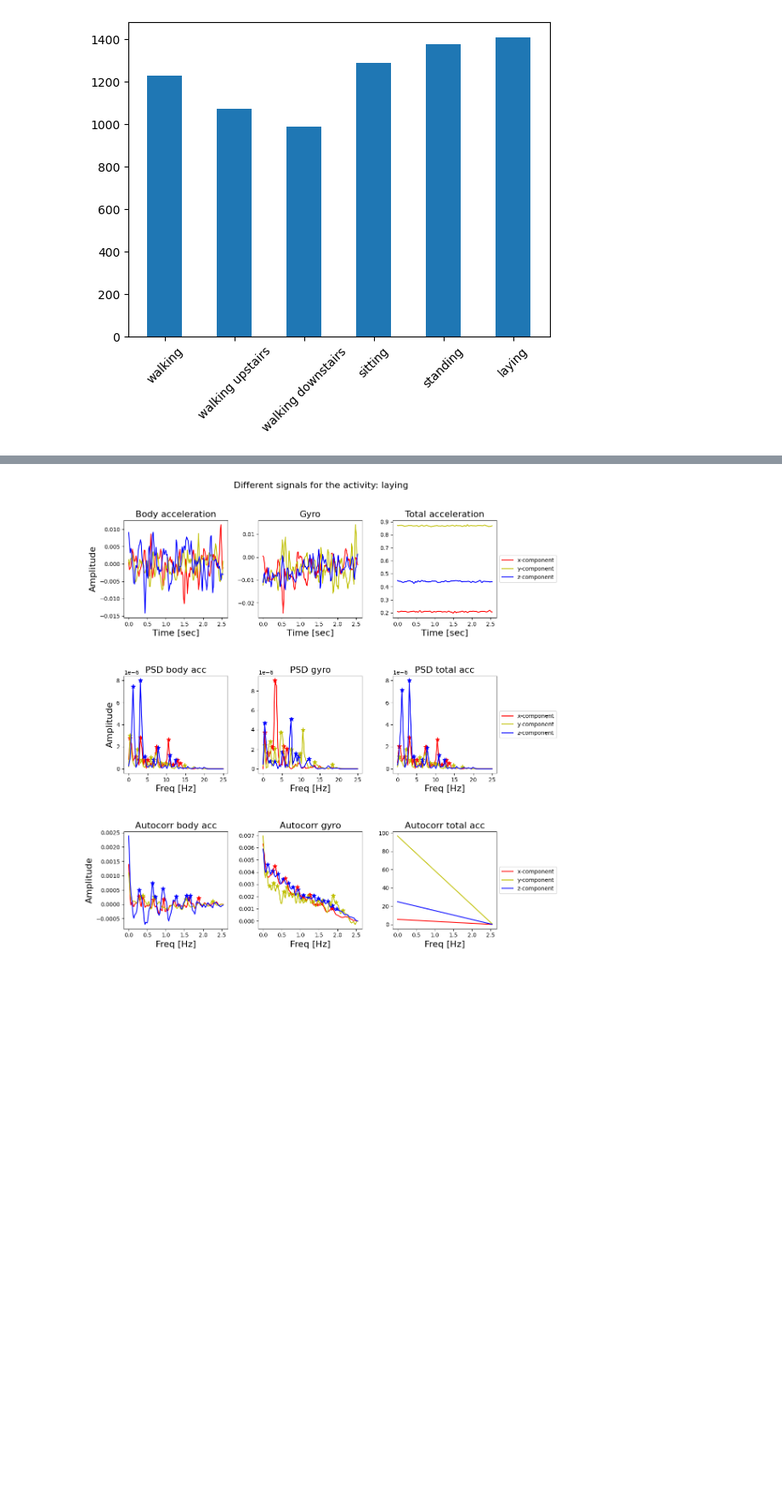
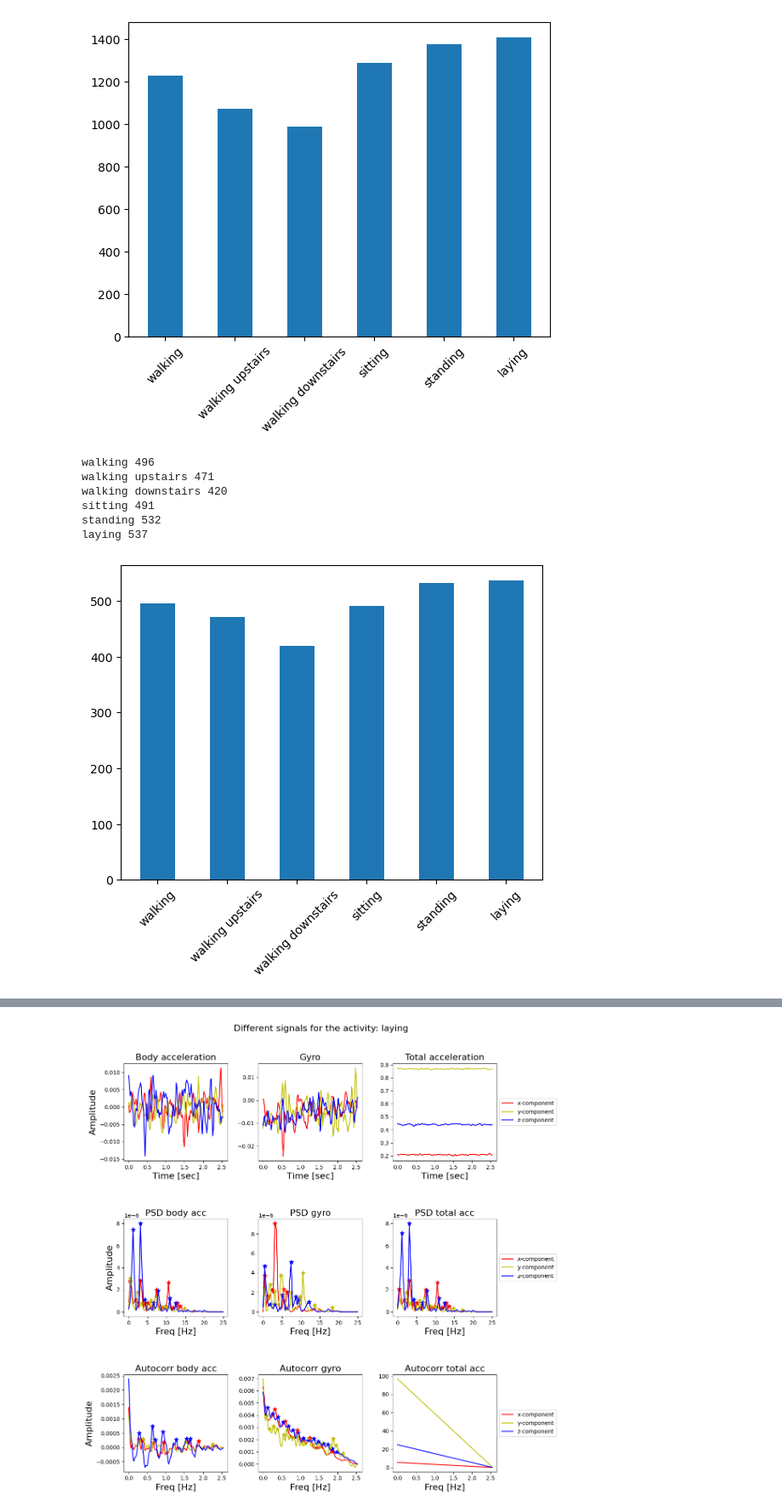
Before and after one commit to Diego-Astaburuaga/Tarea-2-IML, a Jupyter notebook: Entregable_Tarea_2.ipynb, the cells around one changed output, grey strips where cells are left out. Shown at 85% size. Saved outputs shown, nothing was run; the diff lists cells and outputs as text; code cells hidden in the pictures; blank space fills up the shorter version.

```diff
--- a/Entregable_Tarea_2.ipynb
+++ b/Entregable_Tarea_2.ipynb
@@ -1077,3 +1077,19 @@ sitting 1286
 standing 1374
 laying 1407
 [figure]
+# %%
+y_test_help = y_test - 1
+train_count=np.bincount(np.array(y_test_help))
+for i in range(6):
+    print(activities_description[i],train_count[i])
+plt.bar(activities_description.values(), list(train_count), width=0.5)
+plt.xticks(rotation=45)
+plt.show()
+# %% [output]
+walking 496
+walking upstairs 471
+walking downstairs 420
+sitting 491
+standing 532
+laying 537
+[figure, added]
```
Also changed, not shown: parts of 7 cells of this notebook.
